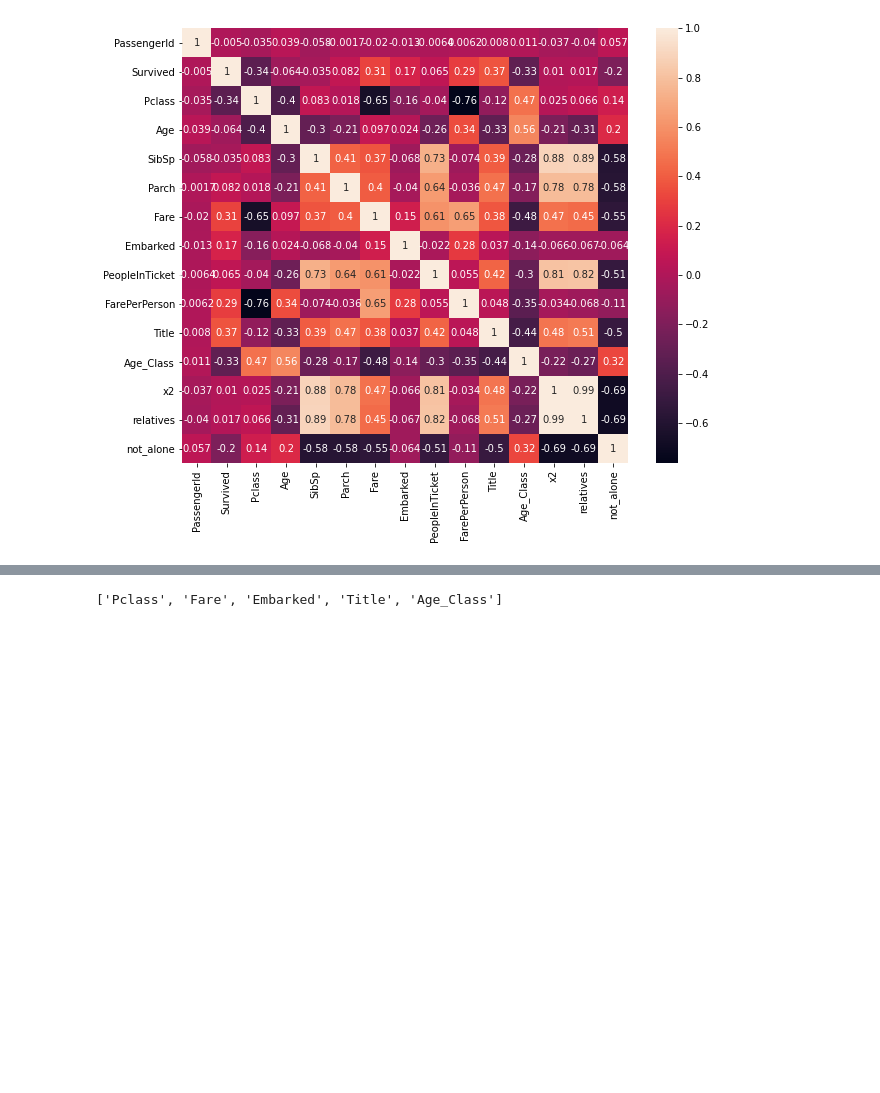
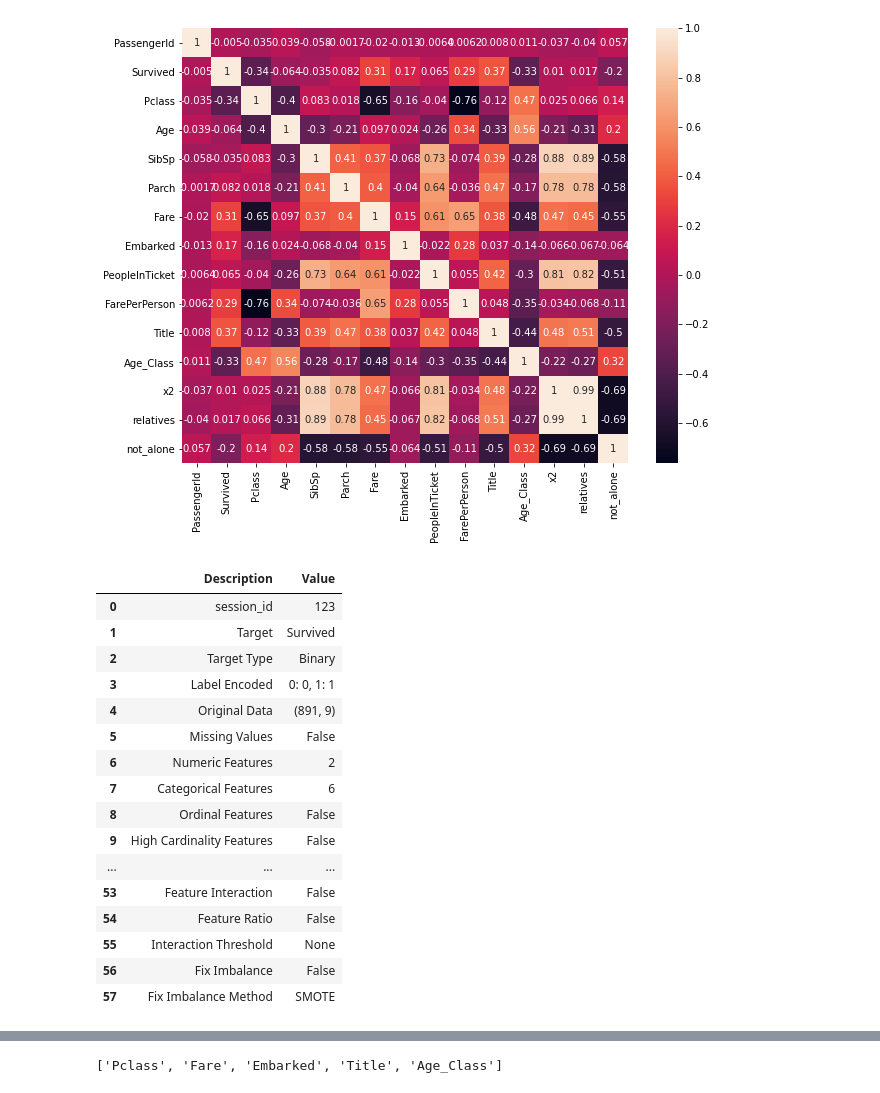
Before and after one commit to Tobias-GH-Schulz/titanic_kaggle_competition, a Jupyter notebook: titanic_kaggle_competition.ipynb, the cells around one changed output, grey strips where cells are left out. Cells and saved outputs as stored; diff of their text form; code cells hidden in the pictures; blank space fills up the shorter version.

Commit message:
Updated with pycaret search

```diff
--- a/titanic_kaggle_competition.ipynb
+++ b/titanic_kaggle_competition.ipynb
@@ -387,0 +389,21 @@ for d in dataset:
+# %%
+from pycaret.classification import *
+exp_clf101 = setup(data = dfTrain, target = 'Survived', session_id=123)
+# %% [output]
+|  | Description | Value |
+| 0 | session_id | 123 |
+| 1 | Target | Survived |
+| 2 | Target Type | Binary |
+| 3 | Label Encoded | 0: 0, 1: 1 |
+| 4 | Original Data | (891, 9) |
+| 5 | Missing Values | False |
+| 6 | Numeric Features | 2 |
+| 7 | Categorical Features | 6 |
+| 8 | Ordinal Features | False |
+| 9 | High Cardinality Features | False |
+| ... | ... | ... |
+| 53 | Feature Interaction | False |
+| 54 | Feature Ratio | False |
+| 55 | Interaction Threshold | None |
+| 56 | Fix Imbalance | False |
+| 57 | Fix Imbalance Method | SMOTE |
```
Also changed, not shown: parts of 4 cells of this notebook, 5 other files.
